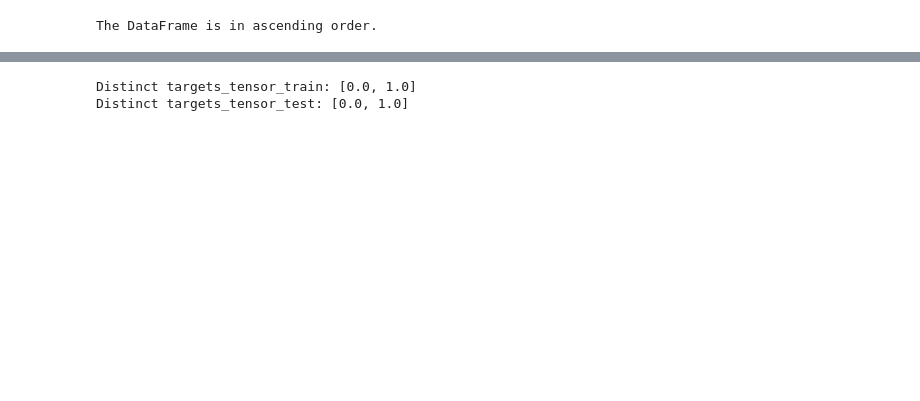
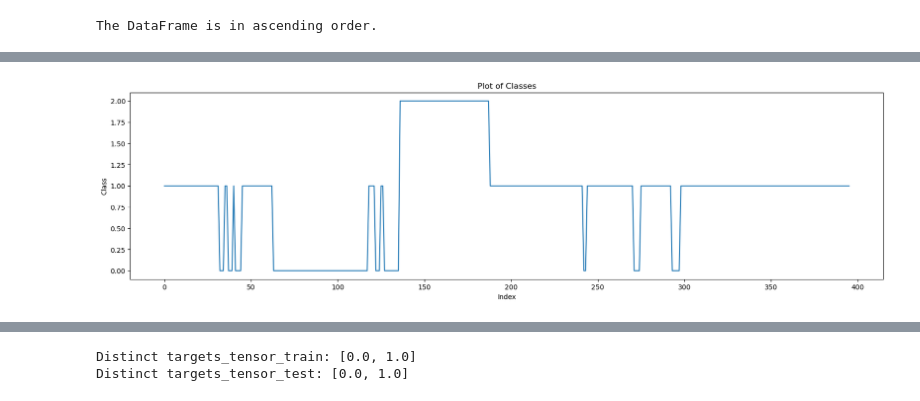
Before and after one commit to rigaml/predict-backtest, a Jupyter notebook: src/notebooks/stock_up_down/single_class.ipynb, the cells around one changed output, grey strips where cells are left out. Cells and saved outputs as stored; diff of their text form; code cells hidden in the pictures; blank space fills up the shorter version.

```diff
--- a/src/notebooks/stock_up_down/single_class.ipynb
+++ b/src/notebooks/stock_up_down/single_class.ipynb
@@ -23,11 +21,18 @@ from datetime import datetime
 import settings
 import apis.tiingo_api as tiingo
 
-secret_key= settings.get_secret_key("tiingo")
+secret_key= settings.get_secret("tiingo-key")
 
+### TRAINING DATA
+csv_data2019= tiingo.download_ticker(secret_key, TICKER, datetime(2019, 1, 1), datetime(2020,1,1), DATA_INTERVAL_MINUTES, DATA_AFTER_HOURS)
 csv_data2020= tiingo.download_ticker(secret_key, TICKER, datetime(2020, 1, 1), datetime(2021,1,1), DATA_INTERVAL_MINUTES, DATA_AFTER_HOURS)
 csv_data2021= tiingo.download_ticker(secret_key, TICKER, datetime(2021, 1, 1), datetime(2022,1,1), DATA_INTERVAL_MINUTES, DATA_AFTER_HOURS)
 csv_data2022= tiingo.download_ticker(secret_key, TICKER, datetime(2022, 1, 1), datetime(2023,1,1), DATA_INTERVAL_MINUTES, DATA_AFTER_HOURS)
-csv_data2023= tiingo.download_ticker(secret_key, TICKER, datetime(2023, 1, 1), datetime(2023,12,31), DATA_INTERVAL_MINUTES, DATA_AFTER_HOURS)
-csv_data2023
+csv_data2023= tiingo.download_ticker(secret_key, TICKER, datetime(2023, 1, 1), datetime(2024,1,1), DATA_INTERVAL_MINUTES, DATA_AFTER_HOURS)
+# csv_data2024= tiingo.download_ticker(secret_key, TICKER, datetime(2024, 1, 1), datetime(2024,2,1), DATA_INTERVAL_MINUTES, DATA_AFTER_HOURS)
+
+### TEST PREDICTIONS ON RECENT DATA
+# # For first prediction need 2584 ticks = 2584 / 26 ~ 100 days -> 100 * 7 / 5 / 30 = 4.6 months
+# csv_data2023= tiingo.download_ticker(secret_key, TICKER, datetime(2023, 8, 1), datetime(2023,12,31), DATA_INTERVAL_MINUTES, DATA_AFTER_HOURS)
+# csv_data2024= tiingo.download_ticker(secret_key, TICKER, datetime(2024, 1, 1), datetime(2024,12,31), DATA_INTERVAL_MINUTES, DATA_AFTER_HOURS)
 # %% [output]
@@ -140,3 +167,21 @@ plt.show()
+# %%
+import matplotlib.pyplot as plt
+
+# Generating x-axis values
+x = range(len(classes[-500:]))
+
+plt.figure(figsize=(20,5))
+plt.plot(x, classes[-500:], linestyle='-')
+
+# Adding labels and title
+plt.xlabel('Index')
+plt.ylabel('Class')
+plt.title('Plot of Classes')
+
+# Showing the plot
+plt.show()
+# %% [output]
+[figure, added]
 # %%
 import classificators.list_utils as lu
 
```
Also changed, not shown: parts of 36 cells of this notebook, 4 other files.
